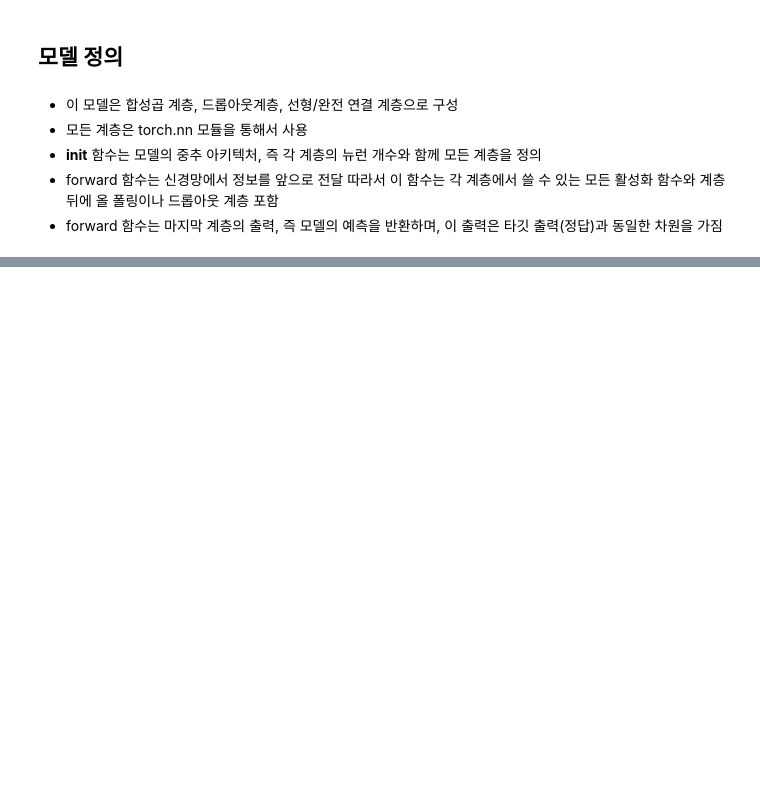
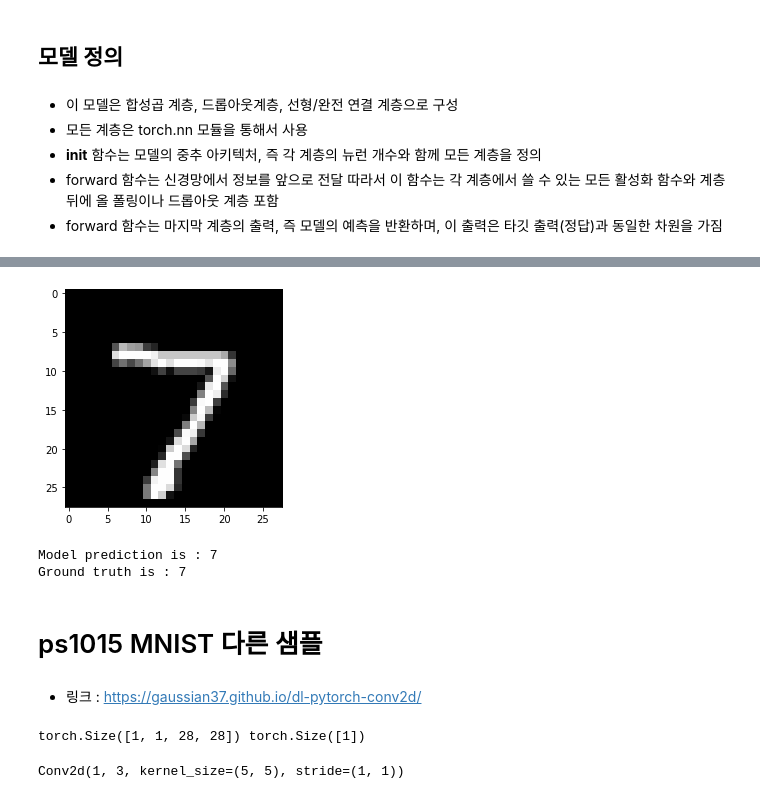
Before and after one commit to oais7koo/1421_pytorch_deep_project, a Jupyter notebook: ps0000.ipynb, the cells around one changed output, grey strips where cells are left out. Cells and saved outputs as stored; diff of their text form; code cells hidden in the pictures; blank space fills up the shorter version.

```diff
--- a/ps0000.ipynb
+++ b/ps0000.ipynb
@@ -79,14 +87,14 @@ def test(model, device, test_dataloader):
 
 # The mean and standard deviation values are calculated as the mean of all pixel values of all images in the training dataset
 train_dataloader = torch.utils.data.DataLoader(
-    datasets.MNIST('../data', train=True, download=True,
+    datasets.MNIST('psdata/ps1010', train=True, download=True,
                    transform=transforms.Compose([
                        transforms.ToTensor(),
                        transforms.Normalize((0.1302,), (0.3069,))])), # train_X.mean()/256. and train_X.std()/256.
     batch_size=32, shuffle=True)
 
 test_dataloader = torch.utils.data.DataLoader(
-    datasets.MNIST('../data', train=False,
+    datasets.MNIST('psdata/ps1010', train=False,
                    transform=transforms.Compose([
                        transforms.ToTensor(),
                        transforms.Normalize((0.1302,), (0.3069,))
@@ -112,3 +120,4 @@ plt.show()
 
 print(f"Model prediction is : {model(sample_data).data.max(1)[1][0]}")
 print(f"Ground truth is : {sample_targets[0]}")
+# %% [output]
@@ -114,0 +141,7 @@ print(f"Ground truth is : {sample_targets[0]}")
+[figure, added]
+Model prediction is : 7
+Ground truth is : 7
+# %% [markdown]
+# ps1015 MNIST 다른 샘플
+# %% [markdown]
+- 링크 : https://gaussian37.github.io/dl-pytorch-conv2d/
@@ -114,0 +169,16 @@ print(f"Ground truth is : {sample_targets[0]}")
+# %%
+# data set의 shape를 확인한다
+image, label = next(iter(train_loader))
+print(image.shape, label.shape)
+# %% [output]
+torch.Size([1, 1, 28, 28]) torch.Size([1])
+# %%
+# conv2d 사용테스트
+nn.Conv2d(
+    in_channels= 1,
+    out_channels= 3,
+    kernel_size = 5,
+    stride = 1
+)
+# %% [output]
+Conv2d(1, 3, kernel_size=(5, 5), stride=(1, 1))
```
Also changed, not shown: parts of 6 cells of this notebook.
